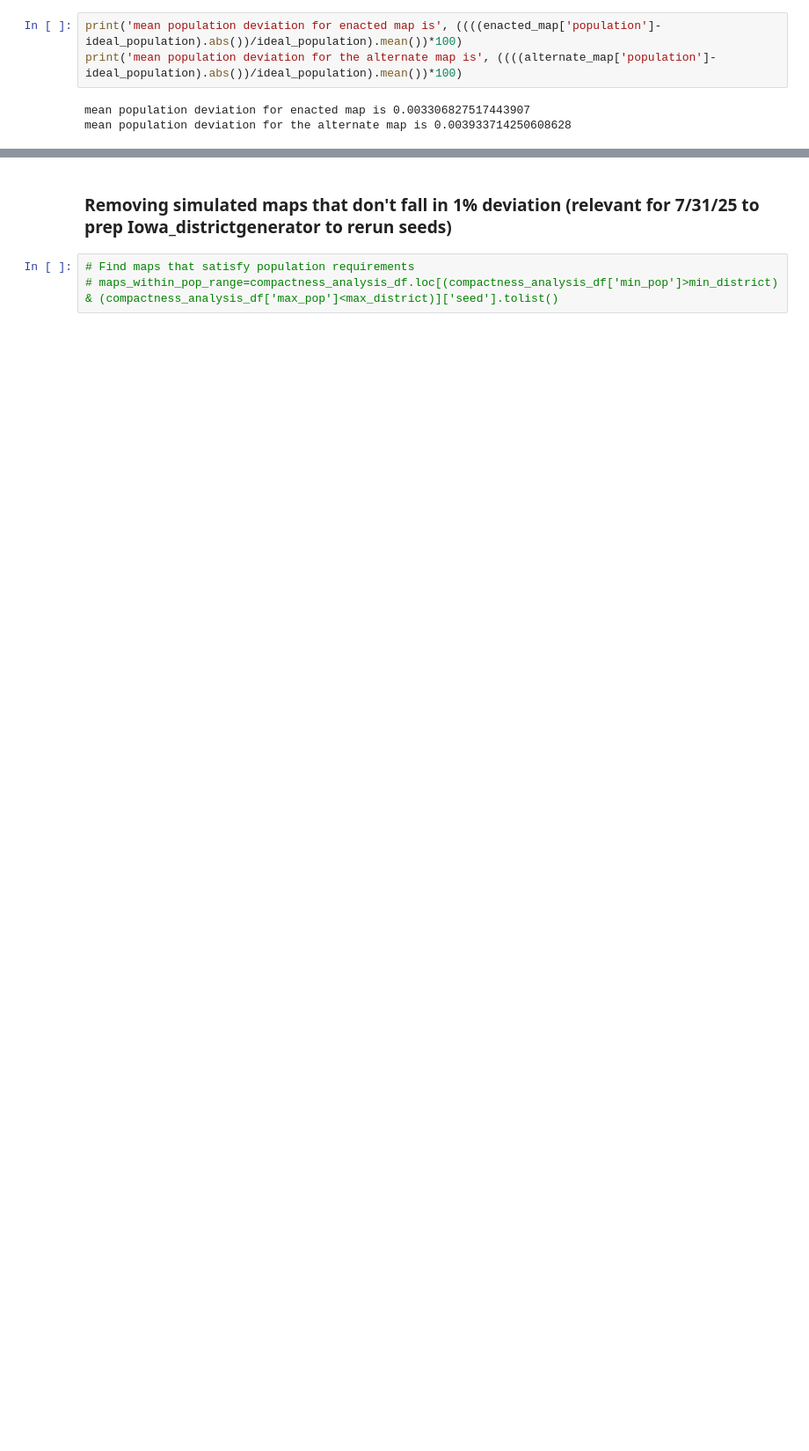
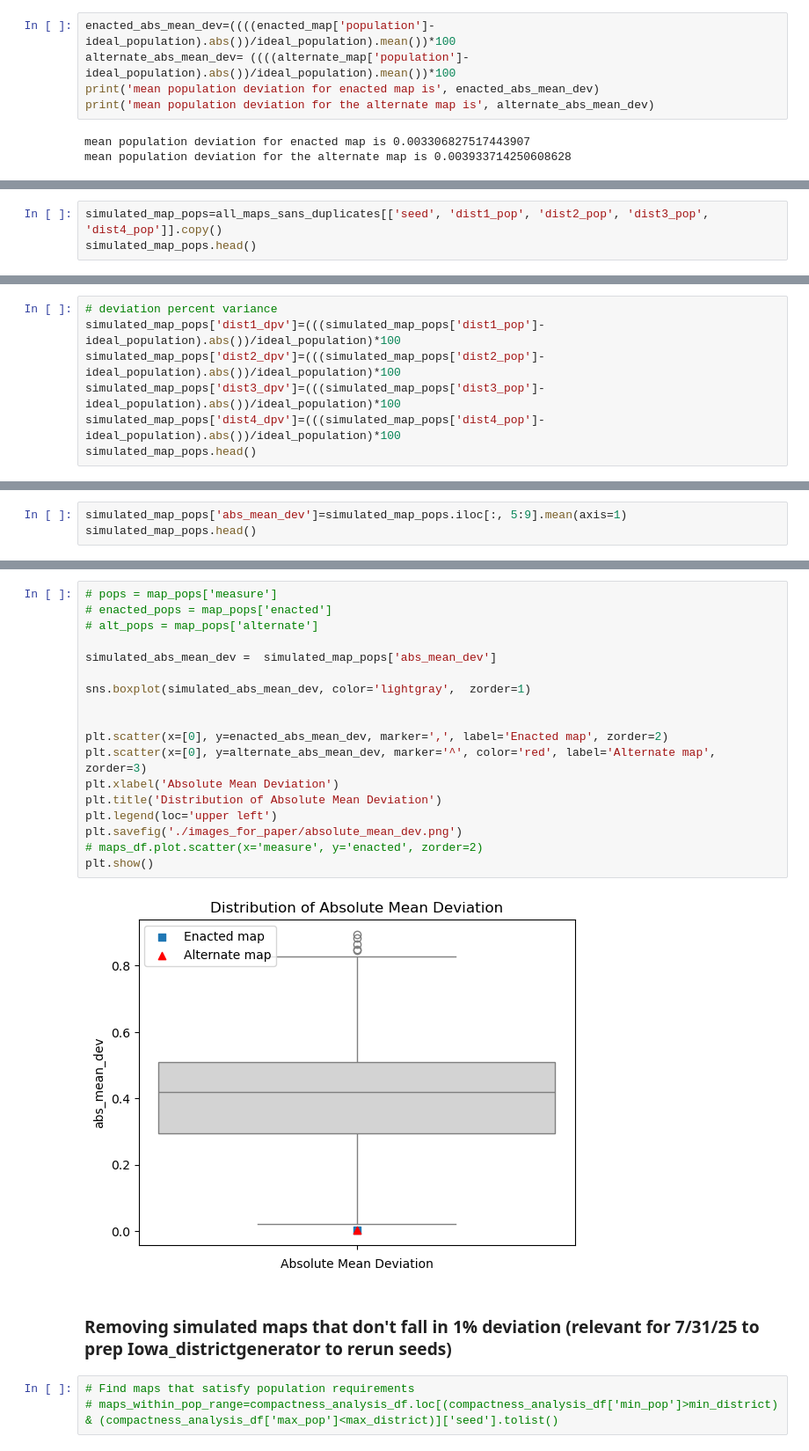
Before and after one commit to stefaniegwangphd/ia-redistricting, a Jupyter notebook: simulation_map_analysis.ipynb, the cells around one changed output, grey strips where cells are left out. Shown at 88% size. Cells and saved outputs as stored; diff of their text form; blank space fills up the shorter version.

Commit message:
compute absolute mean deviation for all seeds; create boxplot for all maps with absolute mean deviation

```diff
--- a/simulation_map_analysis.ipynb
+++ b/simulation_map_analysis.ipynb
@@ -383,8 +383,10 @@ Name: population, dtype: float64
 3    0.002288
 Name: population, dtype: float64
 # %%
-print('mean population deviation for enacted map is', ((((enacted_map['population']-ideal_population).abs())/ideal_population).mean())*100)
-print('mean population deviation for the alternate map is', ((((alternate_map['population']-ideal_population).abs())/ideal_population).mean())*100)
+enacted_abs_mean_dev=((((enacted_map['population']-ideal_population).abs())/ideal_population).mean())*100
+alternate_abs_mean_dev= ((((alternate_map['population']-ideal_population).abs())/ideal_population).mean())*100
+print('mean population deviation for enacted map is', enacted_abs_mean_dev)
+print('mean population deviation for the alternate map is', alternate_abs_mean_dev)
 # %% [output]
 mean population deviation for enacted map is 0.003306827517443907
 mean population deviation for the alternate map is 0.003933714250608628
@@ -390,0 +399,3 @@ mean population deviation for the alternate map is 0.003933714250608628
+# %%
+simulated_map_pops=all_maps_sans_duplicates[['seed', 'dist1_pop', 'dist2_pop', 'dist3_pop', 'dist4_pop']].copy()
+simulated_map_pops.head()
@@ -390,0 +409,7 @@ mean population deviation for the alternate map is 0.003933714250608628
+# %%
+# deviation percent variance
+simulated_map_pops['dist1_dpv']=(((simulated_map_pops['dist1_pop']-ideal_population).abs())/ideal_population)*100
+simulated_map_pops['dist2_dpv']=(((simulated_map_pops['dist2_pop']-ideal_population).abs())/ideal_population)*100
+simulated_map_pops['dist3_dpv']=(((simulated_map_pops['dist3_pop']-ideal_population).abs())/ideal_population)*100
+simulated_map_pops['dist4_dpv']=(((simulated_map_pops['dist4_pop']-ideal_population).abs())/ideal_population)*100
+simulated_map_pops.head()
@@ -390,0 +423,3 @@ mean population deviation for the alternate map is 0.003933714250608628
+# %%
+simulated_map_pops['abs_mean_dev']=simulated_map_pops.iloc[:, 5:9].mean(axis=1)
+simulated_map_pops.head()
@@ -391,3 +433,23 @@ mean population deviation for the alternate map is 0.003933714250608628
+# %%
+# pops = map_pops['measure']
+# enacted_pops = map_pops['enacted']
+# alt_pops = map_pops['alternate']
+
+simulated_abs_mean_dev =  simulated_map_pops['abs_mean_dev']
+
+sns.boxplot(simulated_abs_mean_dev, color='lightgray',  zorder=1)
+
+
+plt.scatter(x=[0], y=enacted_abs_mean_dev, marker=',', label='Enacted map', zorder=2)
+plt.scatter(x=[0], y=alternate_abs_mean_dev, marker='^', color='red', label='Alternate map', zorder=3)
+plt.xlabel('Absolute Mean Deviation')
+plt.title('Distribution of Absolute Mean Deviation')
+plt.legend(loc='upper left')
+plt.savefig('./images_for_paper/absolute_mean_dev.png')
+# maps_df.plot.scatter(x='measure', y='enacted', zorder=2)
+plt.show()
+# %% [output]
+[figure, added]
 # %% [markdown]
 ### Removing simulated maps that don't fall in 1% deviation (relevant for 7/31/25 to prep Iowa_districtgenerator to rerun seeds)
 # %%
```
Also changed, not shown: parts of 4 cells of this notebook, 1 other file.
